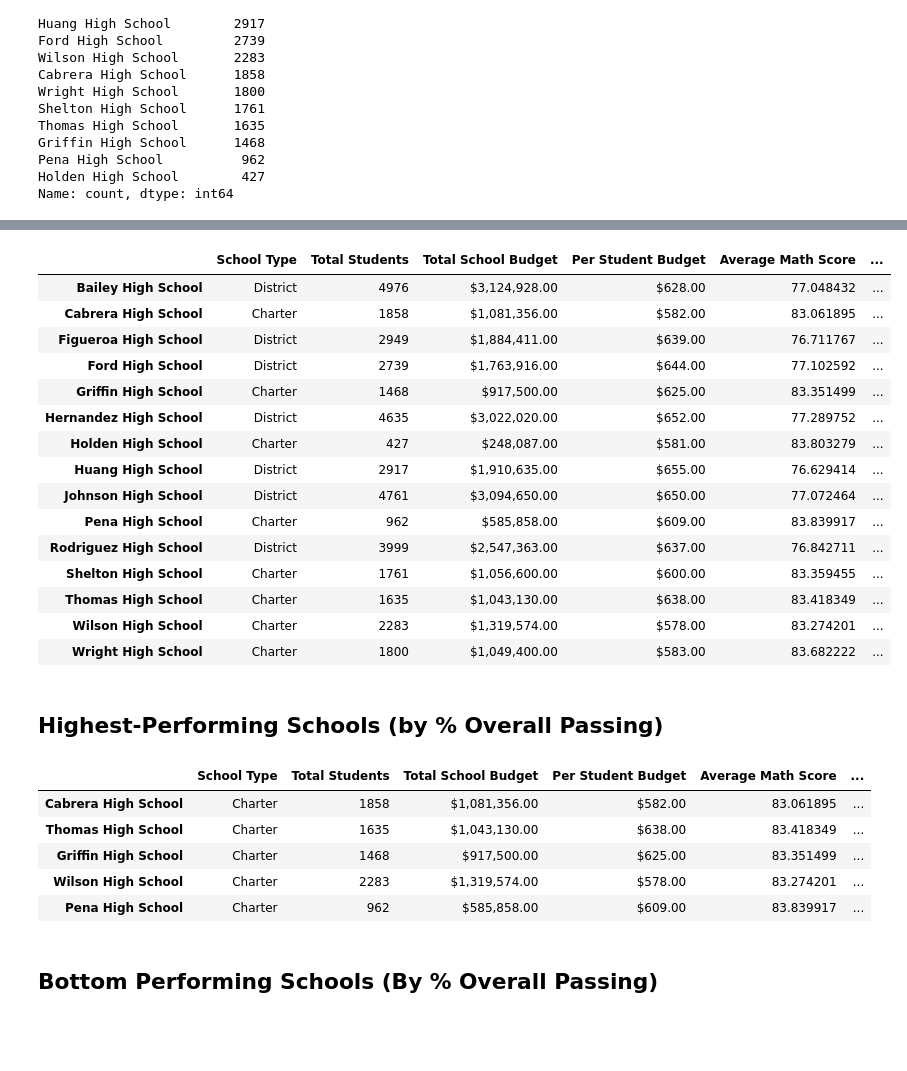
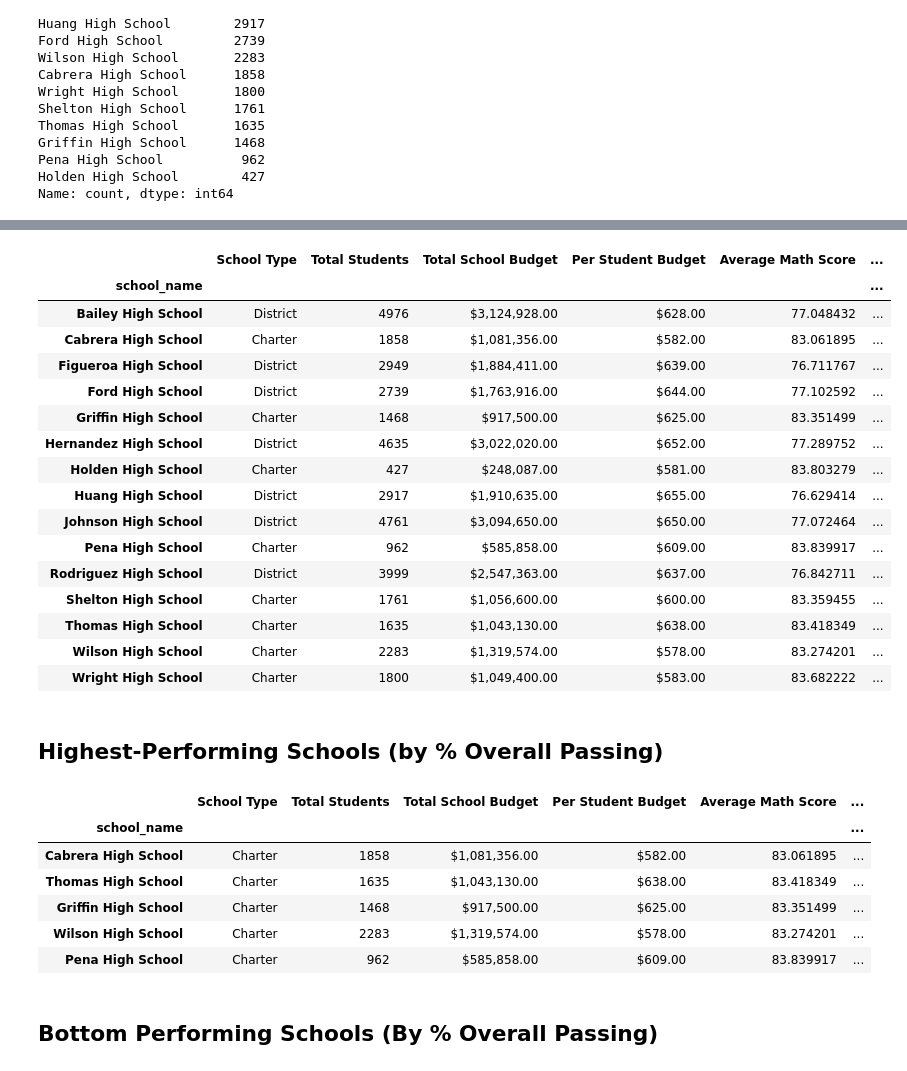
Before and after one commit to Senelli/pandas-challenge, a Jupyter notebook: PyCitySchools/PyCitySchools_starter.ipynb, the cells around one changed output, grey strips where cells are left out. Saved outputs shown, nothing was run; the diff lists cells and outputs as text; code cells hidden in the pictures; blank space fills up the shorter version.

Commit message:
worked on grouping math and reading scores by school and then grade

```diff
--- a/PyCitySchools/PyCitySchools_starter.ipynb
+++ b/PyCitySchools/PyCitySchools_starter.ipynb
@@ -125,5 +144,7 @@ Holden High School        427
 Name: count, dtype: int64
 # %%
 # Calculate the total school budget and per capita spending per school
-per_school_budget =
-per_school_capita =
+per_school_budget = school_data.set_index(["school_name"])["budget"]
+per_school_budget
+per_school_capita = per_school_budget / per_school_counts
+per_school_capita
@@ -130,4 +169,8 @@ per_school_capita =
 # %%
 # Calculate the average test scores per school
-per_school_math =
-per_school_reading =
+#school_data_complete["math_score"].dtype
+#per_school_math = school_data_complete.groupby(["school_name"]).mean()
+per_school_math = school_data_complete.groupby(["school_name"]).mean(numeric_only=True)["math_score"]
+per_school_math
+per_school_reading = school_data_complete.groupby(["school_name"]).mean(numeric_only=True)["reading_score"]
+per_school_reading
@@ -134,4 +195,6 @@ per_school_reading =
 # %%
 # Calculate the number of students per school with math scores of 70 or higher
-students_passing_math =
-school_students_passing_math =
+students_passing_math = school_data_complete.loc[(school_data_complete["math_score"] >= 70)]
+students_passing_math
+school_students_passing_math = students_passing_math.groupby(["school_name"]).size()
+school_students_passing_math
@@ -138,4 +219,5 @@ school_students_passing_math =
 # %%
 # Calculate the number of students per school with reading scores of 70 or higher
-students_passing_reading =
-school_students_passing_reading =
+students_passing_reading = school_data_complete.loc[(school_data_complete["reading_score"] >= 70)]
+school_students_passing_reading = students_passing_reading.groupby(["school_name"]).size()
+school_students_passing_reading
@@ -152,16 +252,26 @@ per_school_passing_reading = school_students_passing_reading / per_school_counts
 overall_passing_rate = school_students_passing_math_and_reading / per_school_counts * 100
 # %%
 # Create a DataFrame called `per_school_summary` with columns for the calculations above.
-per_school_summary =
+per_school_summary = pd.DataFrame({"School Type": school_types,
+                                   "Total Students": per_school_counts,
+                                   "Total School Budget": per_school_budget,
+                                   "Per Student Budget": per_school_capita,
+                                   "Average Math Score": per_school_math,
+                                   "Average Reading Score": per_school_reading,
+                                   "% Passing Math": per_school_passing_math,
+                                   "% Passing Reading": per_school_passing_reading,
+                                   "% Overall Passing": overall_passing_rate})
+
 
 # Formatting
 per_school_summary["Total School Budget"] = per_school_summary["Total School Budget"].map("${:,.2f}".format)
 per_school_summary["Per Student Budget"] = per_school_summary["Per Student Budget"].map("${:,.2f}".format)
 
 # Display the DataFrame
 per_school_summary
 # %% [output]
 |  | School Type | Total Students | Total School Budget | Per Student Budget | Average Math Score | ... |
+| school_name |  |  |  |  |  | ... |
 | Bailey High School | District | 4976 | $3,124,928.00 | $628.00 | 77.048432 | ... |
 | Cabrera High School | Charter | 1858 | $1,081,356.00 | $582.00 | 83.061895 | ... |
 | Figueroa High School | District | 2949 | $1,884,411.00 | $639.00 | 76.711767 | ... |
@@ -181,10 +291,11 @@ per_school_summary
 ## Highest-Performing Schools (by % Overall Passing)
 # %%
 # Sort the schools by `% Overall Passing` in descending order and display the top 5 rows.
-top_schools =
+top_schools = per_school_summary.sort_values(["% Overall Passing"], ascending=False)
 top_schools.head(5)
 # %% [output]
 |  | School Type | Total Students | Total School Budget | Per Student Budget | Average Math Score | ... |
+| school_name |  |  |  |  |  | ... |
 | Cabrera High School | Charter | 1858 | $1,081,356.00 | $582.00 | 83.061895 | ... |
 | Thomas High School | Charter | 1635 | $1,043,130.00 | $638.00 | 83.418349 | ... |
 | Griffin High School | Charter | 1468 | $917,500.00 | $625.00 | 83.351499 | ... |
```
Also changed, not shown: parts of 14 cells of this notebook.
